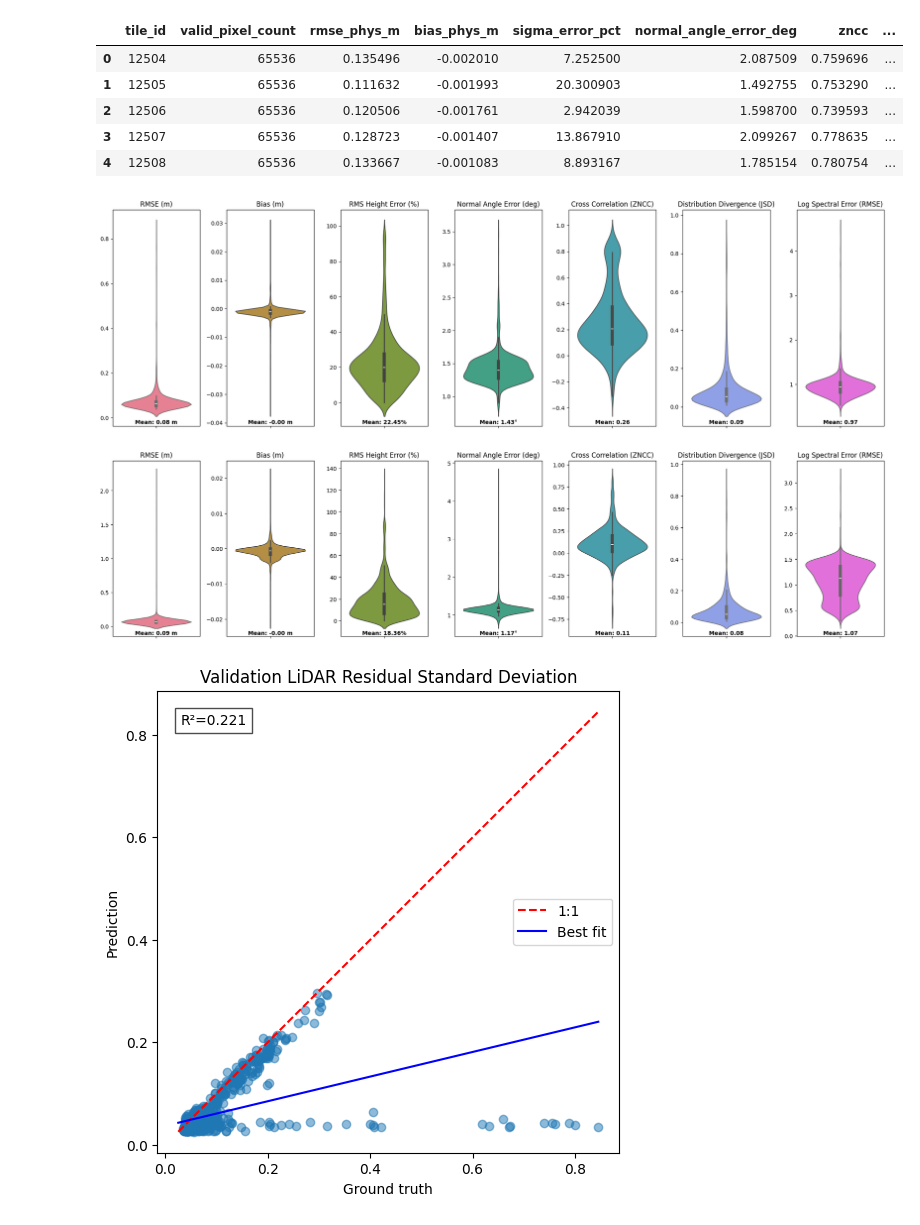
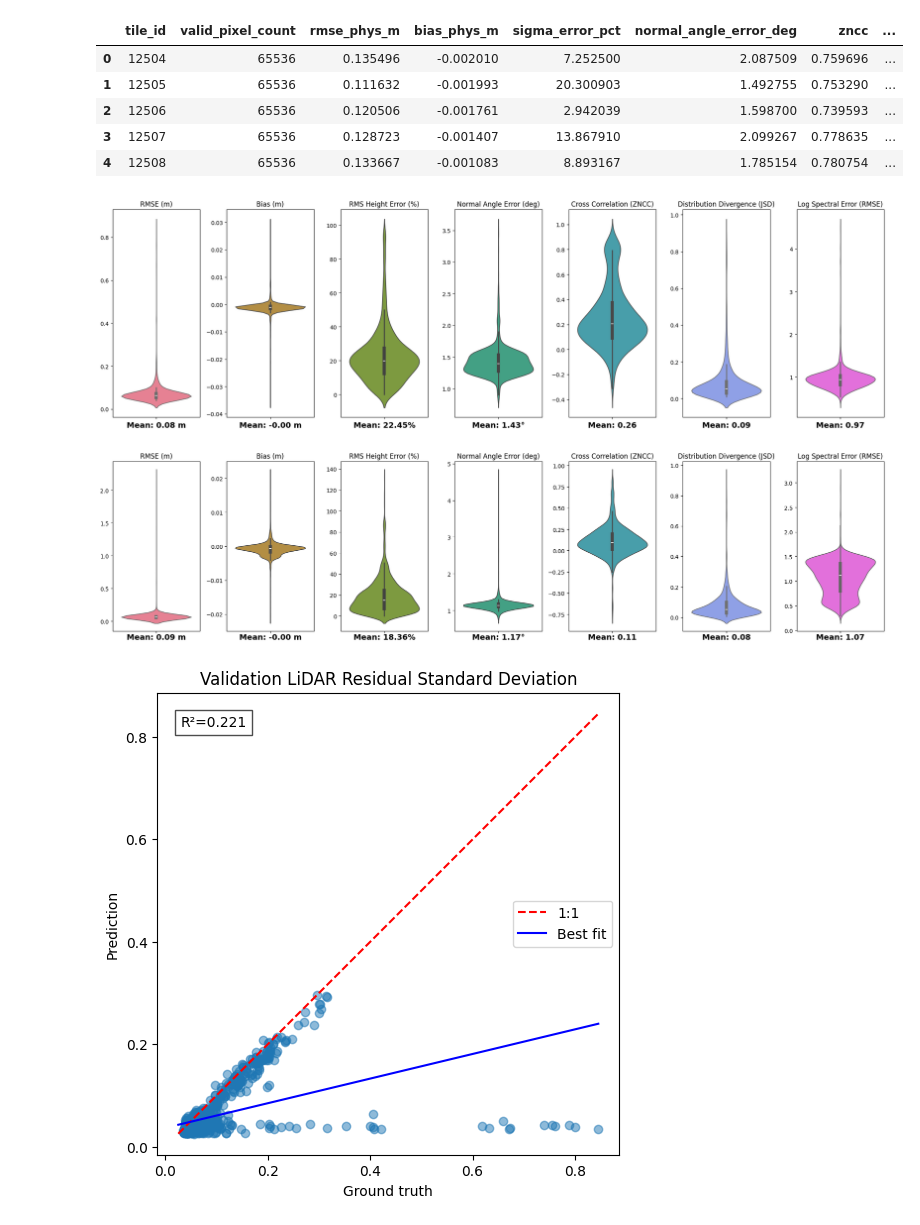
Before and after one commit to tessacannon48/RoughNet, a Jupyter notebook: notebooks/prediction_evaluation.ipynb, the cells around one changed output. Cells and saved outputs as stored; diff of their text form; code cells hidden in the pictures.

Commit message:
Fix font size and positioning on violin plots

```diff
--- a/notebooks/prediction_evaluation.ipynb
+++ b/notebooks/prediction_evaluation.ipynb
@@ -62,21 +62,21 @@ metric_units_dict = {
 # %%
 # Create side by side boxplots
 
 fig, axes = plt.subplots(1, len(metric_column_names), figsize=(20, 6))
 axes = axes.flatten()
 # give each a different color
 colors = sns.color_palette("husl", len(metric_column_names))
 for i, metric in enumerate(metric_column_names):
     sns.violinplot(y=df_val[metric], ax=axes[i], color=colors[i])
     axes[i].set_title(f'{metric_column_dict[metric]}')
     axes[i].set_ylabel("")
     # Annotate with average value
     mean_value = df_val[metric].mean()
-    axes[i].annotate(f'Mean: {mean_value:.2f}{metric_units_dict[metric]}', xy=(0.5, 0.01), xycoords='axes fraction', ha='center', fontsize=10, color='black',fontweight="bold")
+    axes[i].annotate(f'Mean: {mean_value:.2f}{metric_units_dict[metric]}', xy=(0.5, -0.05), xycoords='axes fraction', ha='center', fontsize=14, color='black',fontweight='bold')
 plt.tight_layout()
 plt.show()
 # %% [output]
-[figure, old version]
+[figure, new version]
 # %%
 # Create side by side boxplots
 
@@ -90,11 +90,11 @@ for i, metric in enumerate(metric_column_names):
     axes[i].set_ylabel("")
     # Annotate with average value
     mean_value = df_cambridge[metric].mean()
-    axes[i].annotate(f'Mean: {mean_value:.2f}{metric_units_dict[metric]}', xy=(0.5, 0.01), xycoords='axes fraction', ha='center', fontsize=10, color='black',fontweight="bold")
+    axes[i].annotate(f'Mean: {mean_value:.2f}{metric_units_dict[metric]}', xy=(0.5, -0.05), xycoords='axes fraction', ha='center', fontsize=14, color='black',fontweight='bold')
 plt.tight_layout()
 plt.show()
 # %% [output]
-[figure, old version]
+[figure, new version]
 # %%
 # Scatterplot of gt std vs pred std
 
```
Also changed, not shown: 2 other files.
